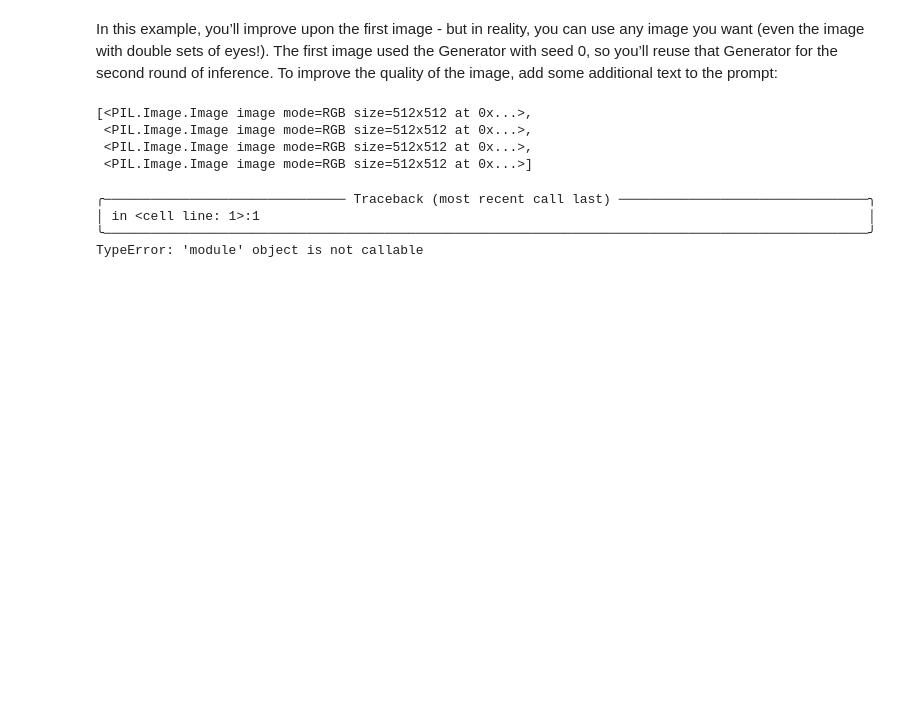
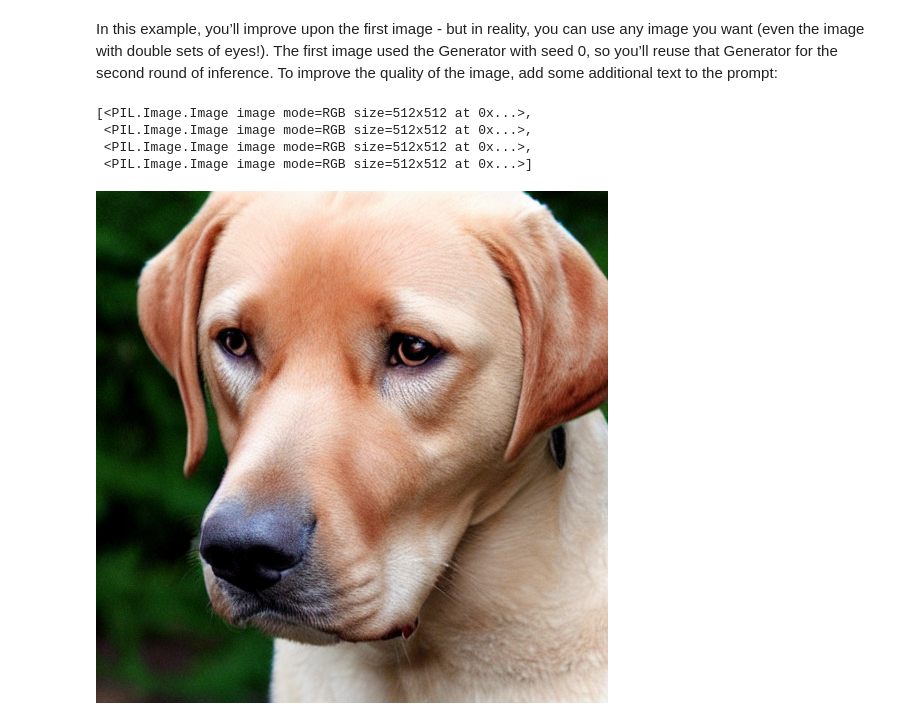
Before and after one commit to cagBRT/Diffusers, a Jupyter notebook: diffusers_doc/en/unconditional_image_generation.ipynb, the cells around one changed output. Saved outputs shown, nothing was run; the diff lists cells and outputs as text; code cells hidden in the pictures; blank space fills up the shorter version.

```diff
--- a/diffusers_doc/en/unconditional_image_generation.ipynb
+++ b/diffusers_doc/en/unconditional_image_generation.ipynb
@@ -208,10 +210,7 @@ images = pipe(prompt, generator=generator).images
  <PIL.Image.Image image mode=RGB size=512x512 at 0x...>,
  <PIL.Image.Image image mode=RGB size=512x512 at 0x...>,
  <PIL.Image.Image image mode=RGB size=512x512 at 0x...>]
-# %%
-Image(images)
-# %% [output]
-╭─────────────────────────────── Traceback (most recent call last) ────────────────────────────────╮
-│ in <cell line: 1>:1                                                                              │
-╰──────────────────────────────────────────────────────────────────────────────────────────────────╯
-TypeError: 'module' object is not callable
+# %%
+images[0]
+# %% [output]
+[figure, added]
```
Also changed, not shown: parts of 5 cells of this notebook.
